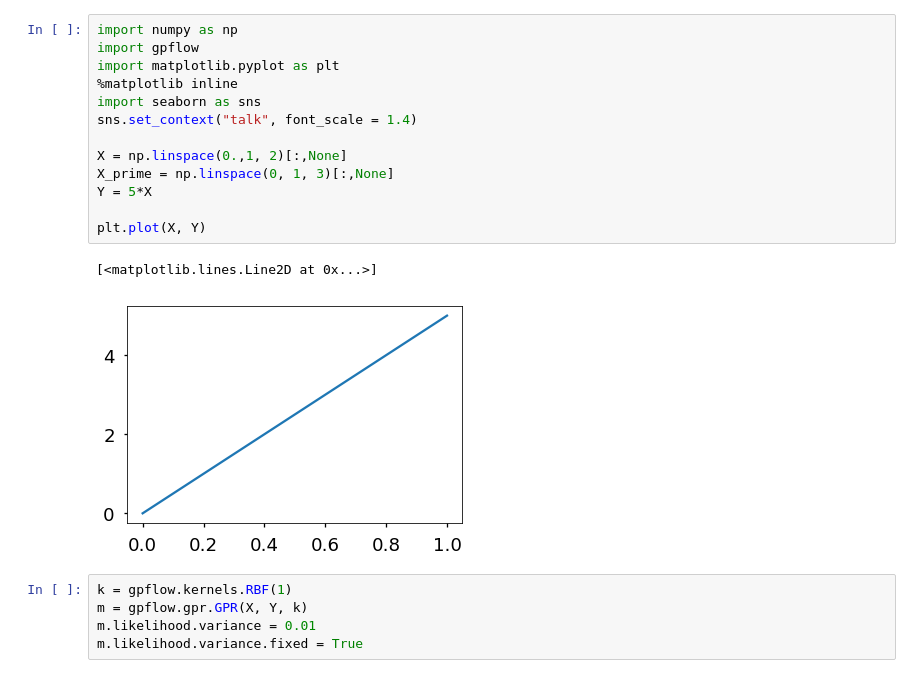
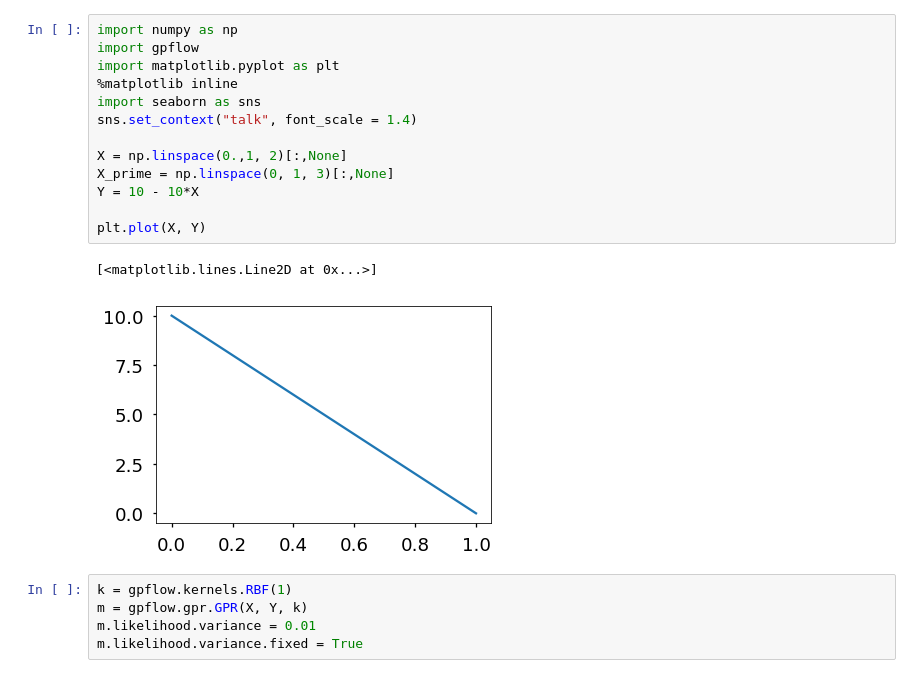
Before and after one commit to nawalgao/ConstrainedGP, a Jupyter notebook: monotone_notebooks/norm_regression.ipynb, the cells around one changed output. Cells and saved outputs as stored; diff of their text form.

```diff
--- a/monotone_notebooks/norm_regression.ipynb
+++ b/monotone_notebooks/norm_regression.ipynb
@@ -1,19 +1,19 @@
 # %%
 import numpy as np
 import gpflow
 import matplotlib.pyplot as plt
 %matplotlib inline
 import seaborn as sns
 sns.set_context("talk", font_scale = 1.4)
 
 X = np.linspace(0.,1, 2)[:,None]
 X_prime = np.linspace(0, 1, 3)[:,None]
-Y = 5*X
+Y = 10 - 10*X
 
 plt.plot(X, Y)
 # %% [output]
 [<matplotlib.lines.Line2D at 0x...>]
-[figure, old version]
+[figure, new version]
 # %%
 k = gpflow.kernels.RBF(1)
 m = gpflow.gpr.GPR(X, Y, k)
```
Also changed, not shown: parts of 6 cells of this notebook, 23 other files.
